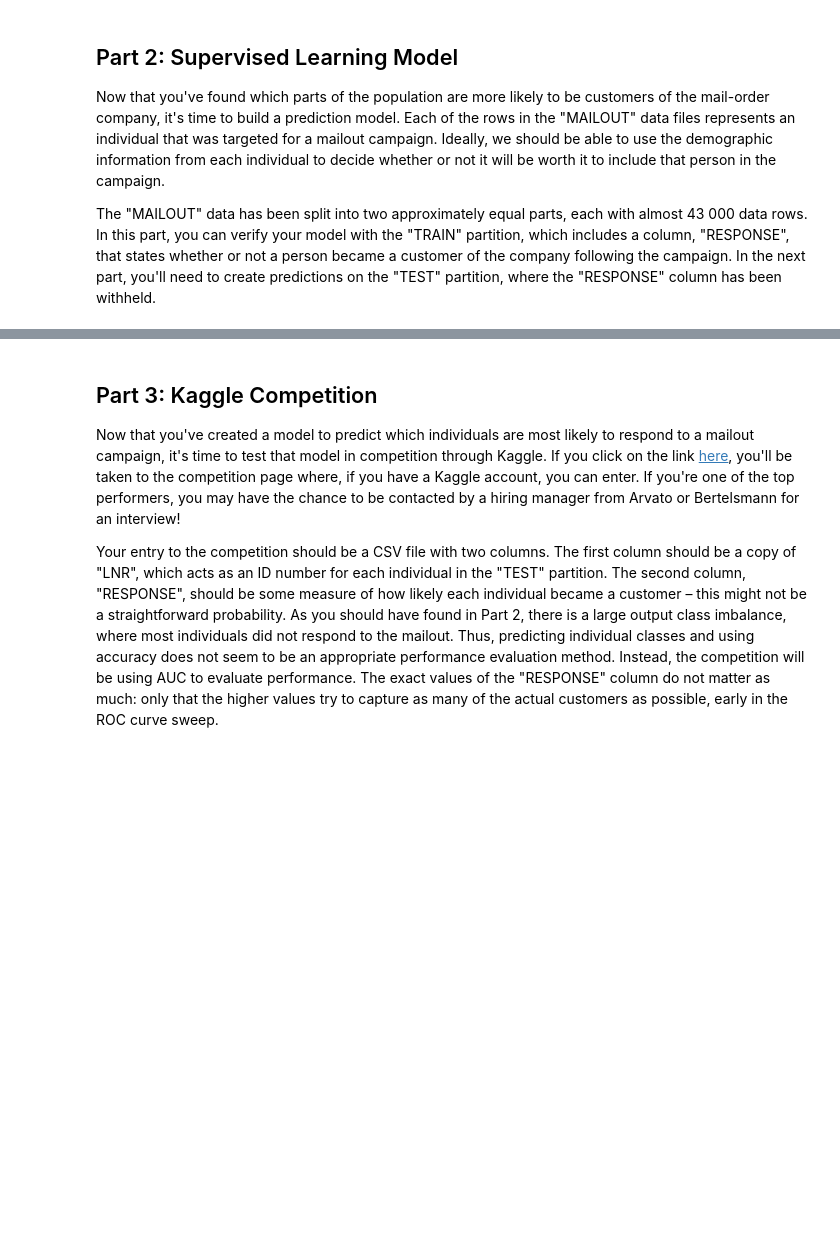
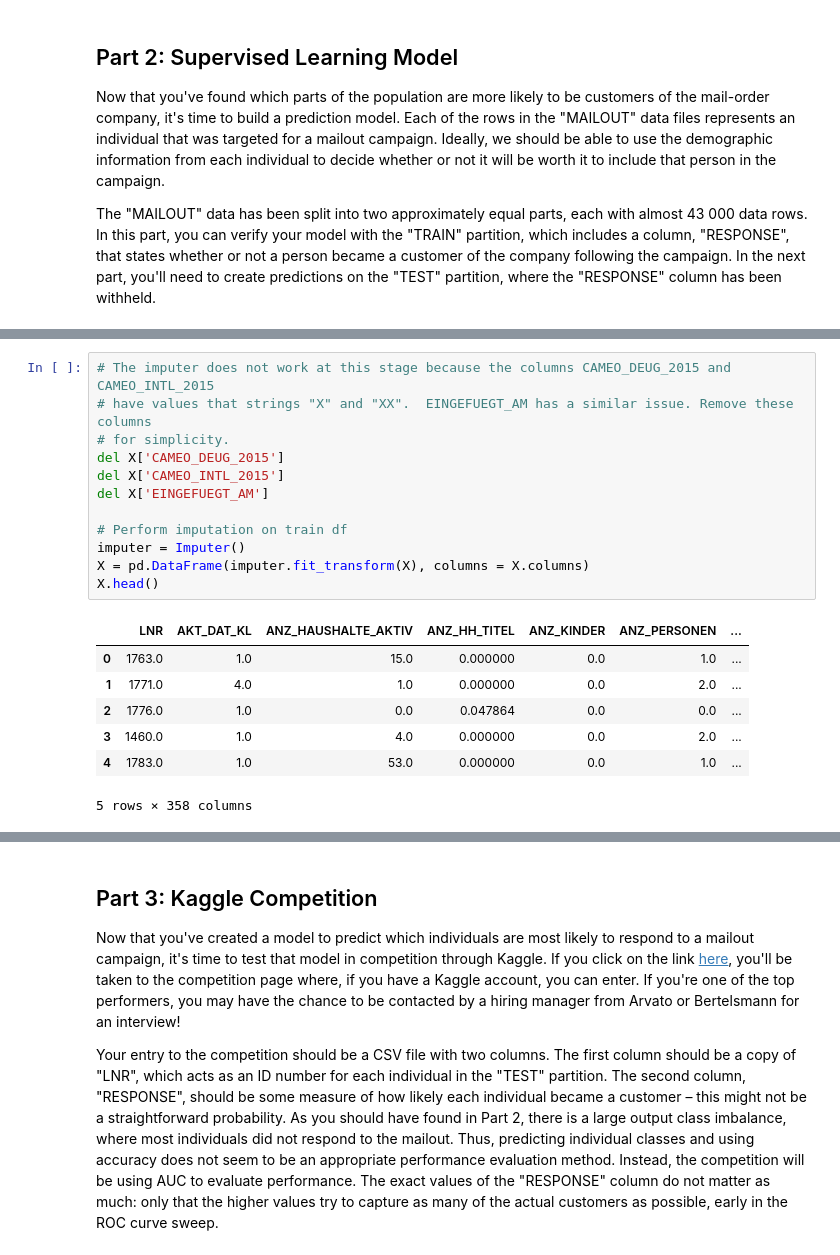
Before and after one commit to ursulahneumann/Arvato_capstone, a Jupyter notebook: Arvato_capstone.ipynb, the cells around one changed output, grey strips where cells are left out. Saved outputs shown, nothing was run; the diff lists cells and outputs as text; blank space fills up the shorter version.

```diff
--- a/Arvato_capstone.ipynb
+++ b/Arvato_capstone.ipynb
@@ -1409,0 +1480,20 @@ mailout_train.to_csv('train.csv')
+# %%
+# The imputer does not work at this stage because the columns CAMEO_DEUG_2015 and CAMEO_INTL_2015
+# have values that strings "X" and "XX".  EINGEFUEGT_AM has a similar issue. Remove these columns
+# for simplicity.
+del X['CAMEO_DEUG_2015']
+del X['CAMEO_INTL_2015']
+del X['EINGEFUEGT_AM']
+
+# Perform imputation on train df
+imputer = Imputer()
+X = pd.DataFrame(imputer.fit_transform(X), columns = X.columns)
+X.head()
+# %% [output]
+|  | LNR | AKT_DAT_KL | ANZ_HAUSHALTE_AKTIV | ANZ_HH_TITEL | ANZ_KINDER | ANZ_PERSONEN | ... |
+| 0 | 1763.0 | 1.0 | 15.0 | 0.000000 | 0.0 | 1.0 | ... |
+| 1 | 1771.0 | 4.0 | 1.0 | 0.000000 | 0.0 | 2.0 | ... |
+| 2 | 1776.0 | 1.0 | 0.0 | 0.047864 | 0.0 | 0.0 | ... |
+| 3 | 1460.0 | 1.0 | 4.0 | 0.000000 | 0.0 | 2.0 | ... |
+| 4 | 1783.0 | 1.0 | 53.0 | 0.000000 | 0.0 | 1.0 | ... |
+5 rows × 358 columns
```
Also changed, not shown: parts of 28 cells of this notebook.
